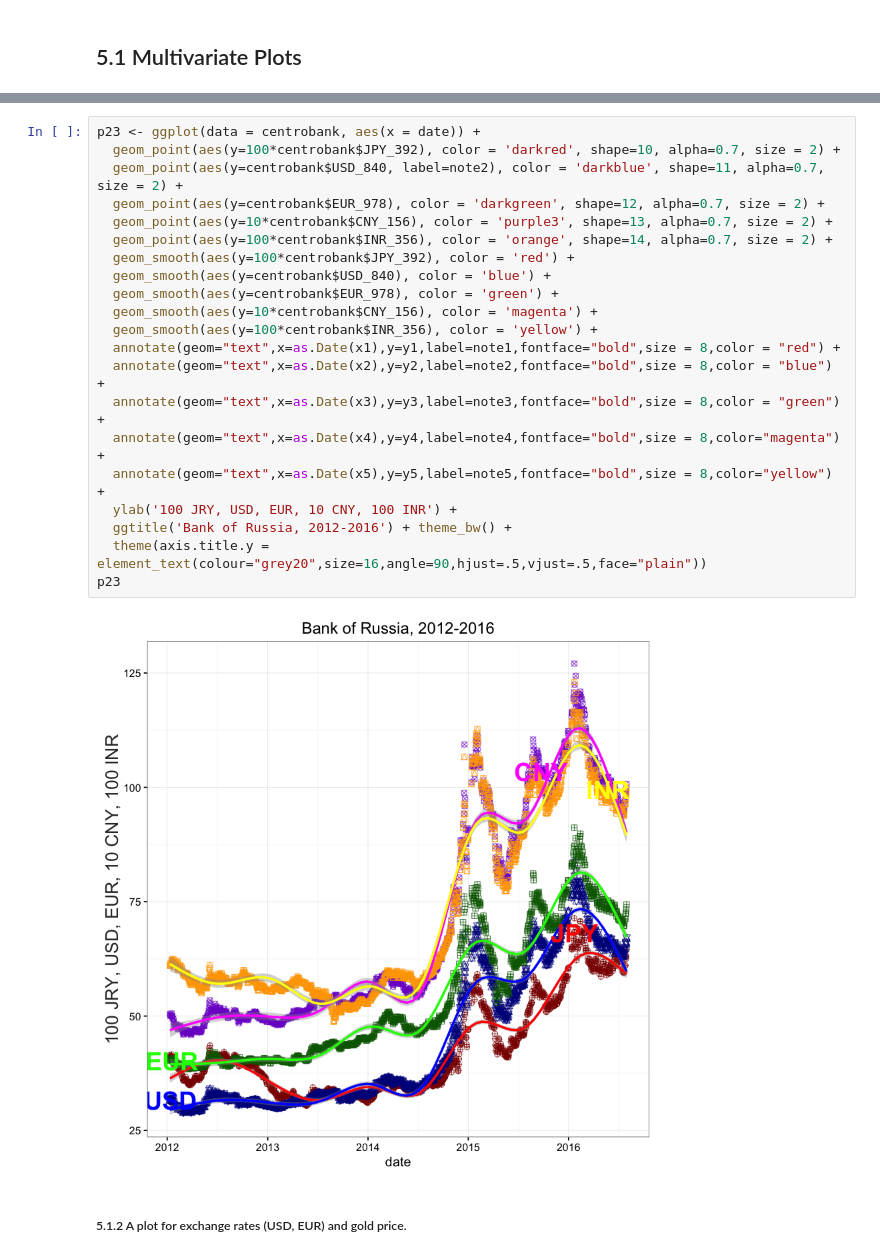
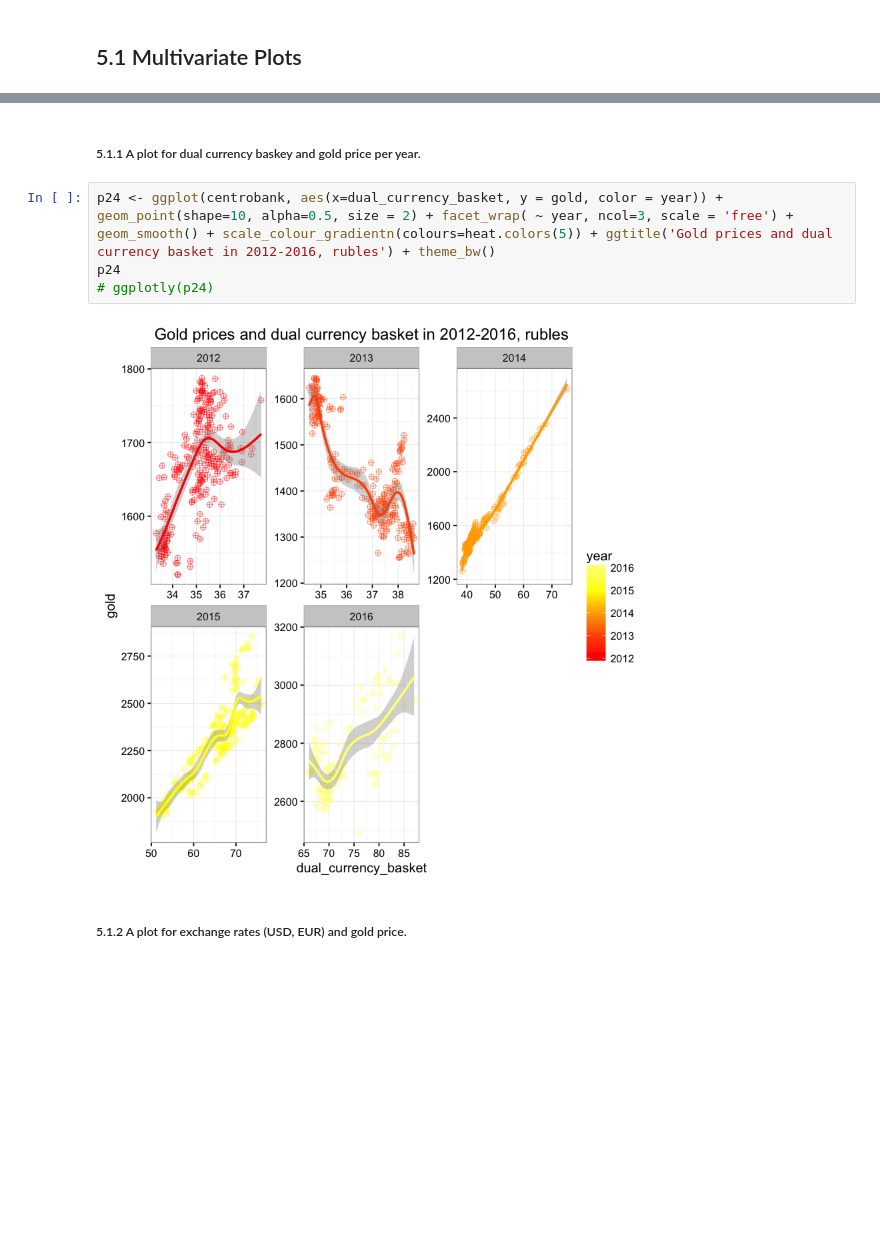
Before and after one commit to OlgaBelitskaya/data-analyst-nd002, a Jupyter notebook: Data_Analyst_ND_Project4/P4.ipynb, the cells around one changed output, grey strips where cells are left out. Drawn from its saved outputs; the diff is of its cells as text; blank space fills up the shorter version.

Commit message:
Update Data_Analyst_ND_Project4

```diff
--- a/Data_Analyst_ND_Project4/P4.ipynb
+++ b/Data_Analyst_ND_Project4/P4.ipynb
@@ -503,26 +470,11 @@ y5 = 100*centrobank[1080,14]
-# %%
-p23 <- ggplot(data = centrobank, aes(x = date)) +
-  geom_point(aes(y=100*centrobank$JPY_392), color = 'darkred', shape=10, alpha=0.7, size = 2) +
-  geom_point(aes(y=centrobank$USD_840, label=note2), color = 'darkblue', shape=11, alpha=0.7, size = 2) +
-  geom_point(aes(y=centrobank$EUR_978), color = 'darkgreen', shape=12, alpha=0.7, size = 2) +
-  geom_point(aes(y=10*centrobank$CNY_156), color = 'purple3', shape=13, alpha=0.7, size = 2) +
-  geom_point(aes(y=100*centrobank$INR_356), color = 'orange', shape=14, alpha=0.7, size = 2) +
-  geom_smooth(aes(y=100*centrobank$JPY_392), color = 'red') +
-  geom_smooth(aes(y=centrobank$USD_840), color = 'blue') +
-  geom_smooth(aes(y=centrobank$EUR_978), color = 'green') +
-  geom_smooth(aes(y=10*centrobank$CNY_156), color = 'magenta') +
-  geom_smooth(aes(y=100*centrobank$INR_356), color = 'yellow') +
-  annotate(geom="text",x=as.Date(x1),y=y1,label=note1,fontface="bold",size = 8,color = "red") +
-  annotate(geom="text",x=as.Date(x2),y=y2,label=note2,fontface="bold",size = 8,color = "blue") +
-  annotate(geom="text",x=as.Date(x3),y=y3,label=note3,fontface="bold",size = 8,color = "green") +
-  annotate(geom="text",x=as.Date(x4),y=y4,label=note4,fontface="bold",size = 8,color="magenta") +
-  annotate(geom="text",x=as.Date(x5),y=y5,label=note5,fontface="bold",size = 8,color="yellow") +
-  ylab('100 JRY, USD, EUR, 10 CNY, 100 INR') +
-  ggtitle('Bank of Russia, 2012-2016') + theme_bw() +
-  theme(axis.title.y = element_text(colour="grey20",size=16,angle=90,hjust=.5,vjust=.5,face="plain"))
-p23
-# %% [output]
-[figure, removed]
+# %% [markdown]
+##### 5.1.1 A plot for dual currency baskey and gold price per year.
+# %%
+p24 <- ggplot(centrobank, aes(x=dual_currency_basket, y = gold, color = year)) + geom_point(shape=10, alpha=0.5, size = 2) + facet_wrap( ~ year, ncol=3, scale = 'free') + geom_smooth() + scale_colour_gradientn(colours=heat.colors(5)) + ggtitle('Gold prices and dual currency basket in 2012-2016, rubles') + theme_bw()
+p24
+# ggplotly(p24)
+# %% [output]
+[figure, added]
 # %% [markdown]
 ##### 5.1.2 A plot for exchange rates (USD, EUR) and gold price.
 # %%
```
Also changed, not shown: parts of 20 cells of this notebook, 13 other files.
